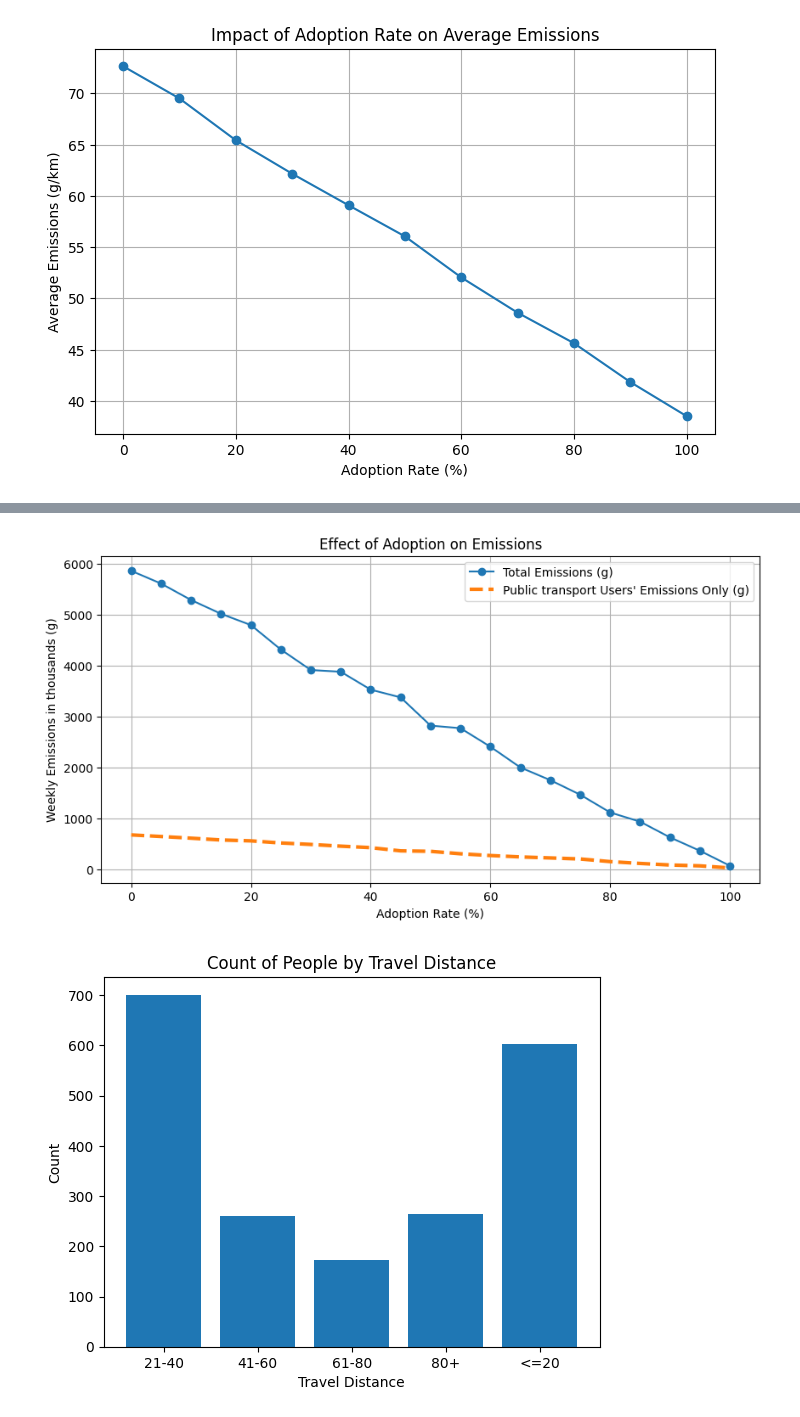
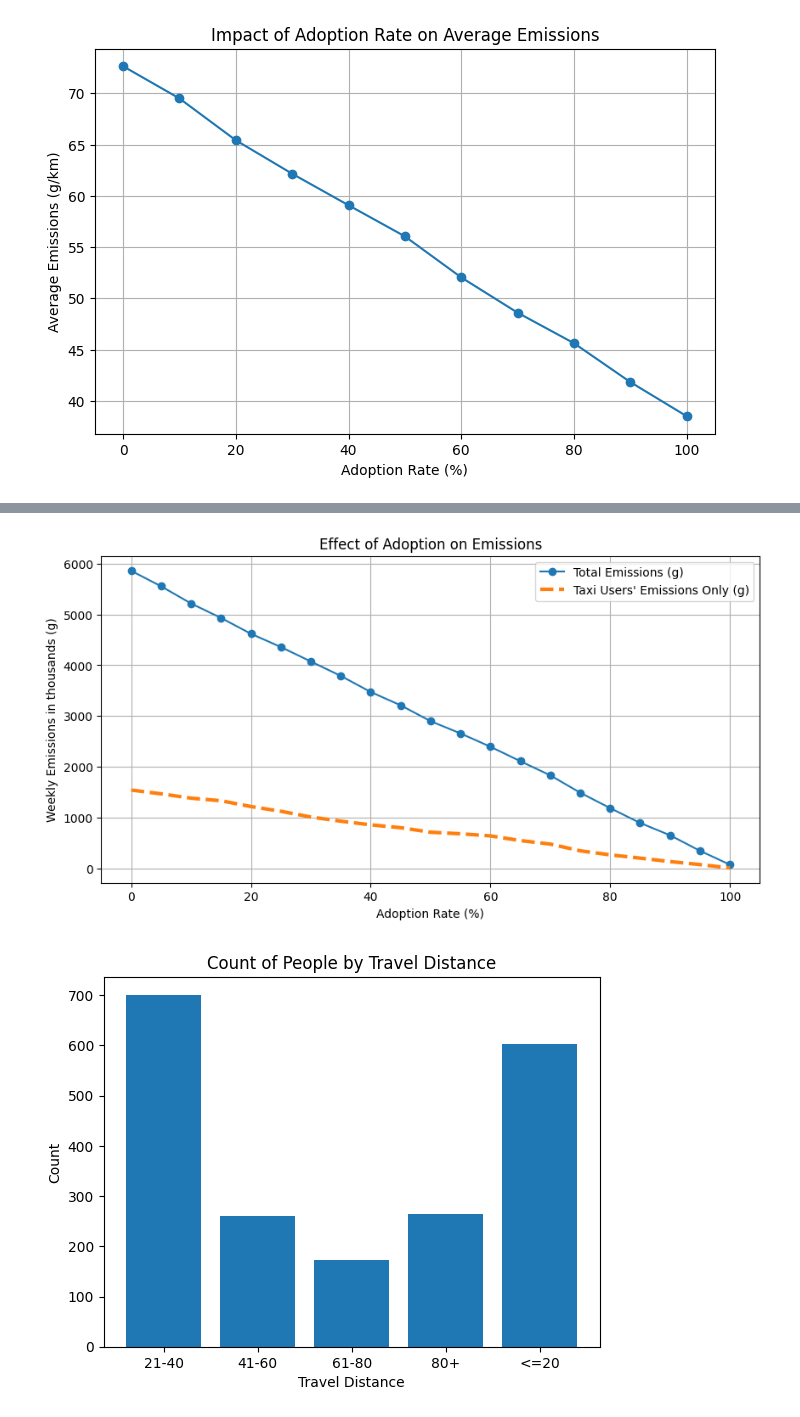
Before and after one commit to nkonyancha/Carpool_Analysis, a Jupyter notebook: data_creation.ipynb, the cells around one changed output, grey strips where cells are left out. Cells and saved outputs as stored; diff of their text form; code cells hidden in the pictures.

```diff
--- a/data_creation.ipynb
+++ b/data_creation.ipynb
@@ -848,7 +848,7 @@ def simulate_emissions(adoption_rate):
     sim = df.copy()
 
     # Pick adopters
-    adopters = sim.sample(frac=adoption_rate, replace=False).index
+    adopters = sim.sample(frac=adoption_rate, replace=False,random_state=42).index
     sim["adopt"] = "no"
     sim.loc[adopters, "adopt"] = "yes"
 
@@ -859,7 +859,7 @@ def simulate_emissions(adoption_rate):
     # -------------------------
     #     EMISSIONS LOGIC
     # -------------------------
-    original_taxi_mask=df["mode_transportation"]=="Public Transport"
+    original_taxi_mask=df["mode_transportation"]=="Taxi"
     # Non-adopters → existing distance × g_per_km
     sim["emissions"] = sim["km"] * sim["g_per_km"]
 
@@ -870,35 +870,35 @@ def simulate_emissions(adoption_rate):
     total_emissions = sim["emissions"].sum()
 
     # Emissions only from original taxi users
     taxi_emissions = sim.loc[original_taxi_mask, "emissions"].sum()
 
     return total_emissions, taxi_emissions
 rates = np.linspace(0, 1, 21)
 
 app_revenues = []
 taxi_spend = []
 emissions_total = []
 emissions_taxi_only = []
 
 for r in rates:
     emis_total, emis_taxi = simulate_emissions(r)
     app_revenues.append(income)
     taxi_spend.append(taxi_only)
     emissions_total.append(emis_total)
     emissions_taxi_only.append(emis_taxi)
 plt.figure(figsize=(10,5))
 
 plt.plot(rates * 100, [x/1000 for x in emissions_total],marker="o", label="Total Emissions (g)")
-plt.plot(rates * 100, [x/1000 for x in emissions_taxi_only], linestyle="--", linewidth=3, label="Public transport Users' Emissions Only (g)")
+plt.plot(rates * 100, [x/1000 for x in emissions_taxi_only], linestyle="--", linewidth=3, label="Taxi Users' Emissions Only (g)")
 
 plt.xlabel("Adoption Rate (%)")
 plt.ylabel("Weekly Emissions in thousands (g)")
 plt.title("Effect of Adoption on Emissions")
 plt.grid(True)
 plt.legend()
 plt.show()
 # %% [output]
-[figure, old version]
+[figure, new version]
 # %%
 #showing variance in my dataset for each transport
 counts = df['travel_distance'].value_counts().sort_index()
```
Also changed, not shown: parts of 2 cells of this notebook, 2 other files.
